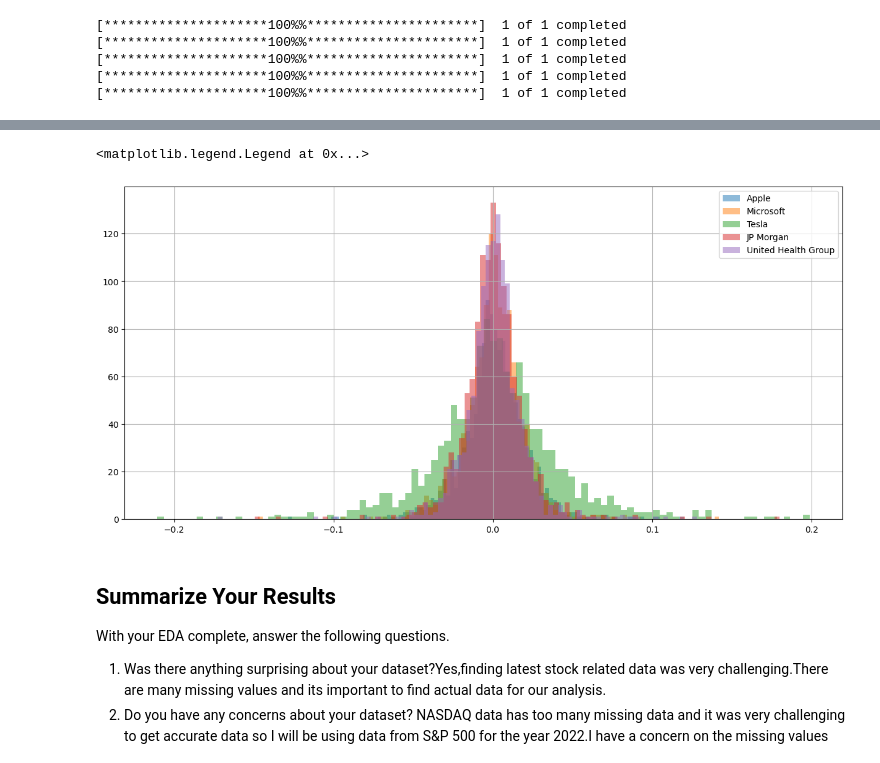
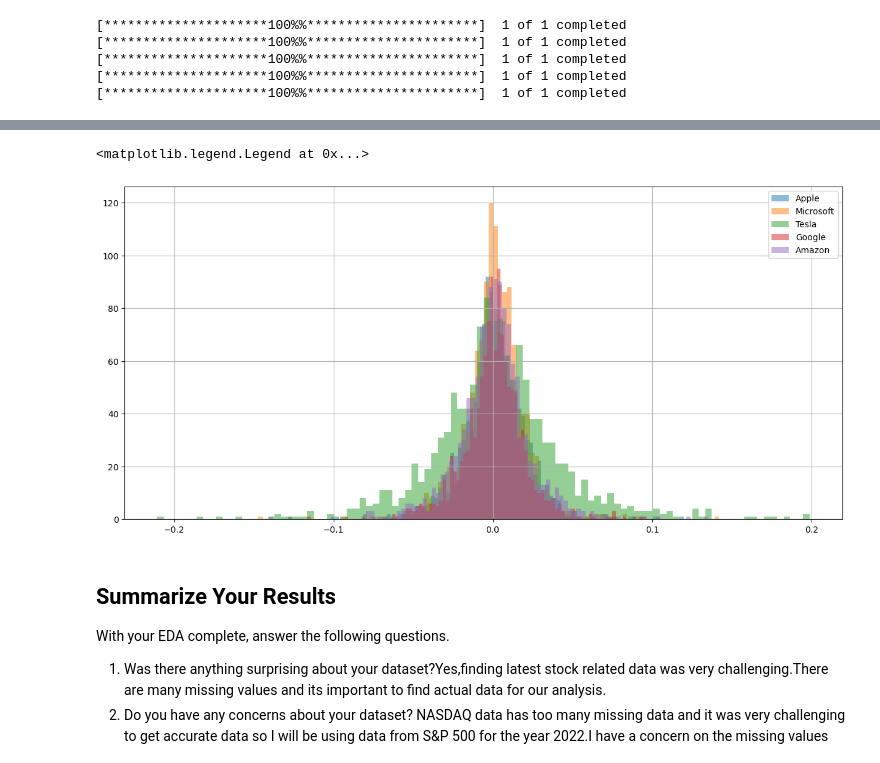
Before and after one commit to RajaniCherukuri/eda-checkpoint, a Jupyter notebook: checkpoint-two.ipynb, the cells around one changed output, grey strips where cells are left out. Drawn from its saved outputs; the diff is of its cells as text; code cells hidden in the pictures.

```diff
--- a/checkpoint-two.ipynb
+++ b/checkpoint-two.ipynb
@@ -451,8 +502,11 @@ end = '2023-01-01'
 Apple = yf.download('AAPL',start,end)
 Microsoft = yf.download('MSFT',start,end)
 Tesla = yf.download('TSLA',start,end)
-JP_Morgan = yf.download('JPM',start,end)
-United_Health_Group = yf.download('UNH',start,end)
+#JP_Morgan = yf.download('JPM',start,end)
+#United_Health_Group = yf.download('UNH',start,end)
+#Netflix=yf.download('NFLX',start,end)
+Amazon=yf.download('AMZN',start,end)
+Google=yf.download('GOOGL',start,end)
 # %% [output]
 [*********************100%%**********************]  1 of 1 completed
 [*********************100%%**********************]  1 of 1 completed
@@ -488,13 +555,17 @@ plt.legend()
 Apple['MarktCap'] = Apple['Open'] * Apple['Volume']
 Microsoft['MarktCap'] = Microsoft['Open'] * Microsoft['Volume']
 Tesla['MarktCap'] = Tesla['Open'] * Tesla['Volume']
-JP_Morgan['MarktCap'] = JP_Morgan['Open'] * Microsoft['Volume']
-United_Health_Group['MarktCap'] = United_Health_Group['Open'] * United_Health_Group['Volume']
+Google['MarktCap'] = Google['Open'] * Google['Volume']
+Amazon['MarktCap'] = Amazon['Open'] * Amazon['Volume']
+# JP_Morgan['MarktCap'] = JP_Morgan['Open'] * Microsoft['Volume']
+# United_Health_Group['MarktCap'] = United_Health_Group['Open'] * United_Health_Group['Volume']
 Apple['MarktCap'].plot(label = 'Apple', figsize = (15,7))
 Microsoft['MarktCap'].plot(label = 'Microsoft')
 Tesla['MarktCap'].plot(label = 'Tesla')
-JP_Morgan['MarktCap'].plot(label = 'JP Morgan')
-United_Health_Group['MarktCap'].plot(label = 'United Health Group')
+Google['MarktCap'].plot(label = 'Google')
+Amazon['MarktCap'].plot(label = 'Amazon')
+# JP_Morgan['MarktCap'].plot(label = 'JP Morgan')
+# United_Health_Group['MarktCap'].plot(label = 'United Health Group')
 plt.title('Market Cap')
 plt.legend()
 # %% [output]
@@ -503,20 +574,24 @@ plt.legend()
 # %%
 #Comparison of volatility of apple,microsoft,tesla,United health group and JP morgan from top 10 stocks.
 # The bigger the %increase in stock value higher the volatile the stock is.
 Apple['returns'] = (Apple['Close']/Apple['Close'].shift(1)) -1
 Microsoft['returns'] = (Microsoft['Close']/Microsoft['Close'].shift(1))-1
 Tesla['returns'] = (Tesla['Close']/Tesla['Close'].shift(1)) - 1
-JP_Morgan['returns'] = (JP_Morgan['Close']/JP_Morgan['Close'].shift(1)) - 1
-United_Health_Group['returns'] = (United_Health_Group['Close']/United_Health_Group['Close'].shift(1)) - 1
+Google['returns'] = (Google['Close']/Google['Close'].shift(1))-1
+Amazon['returns'] = (Amazon['Close']/Amazon['Close'].shift(1)) - 1
+# JP_Morgan['returns'] = (JP_Morgan['Close']/JP_Morgan['Close'].shift(1)) - 1
+# United_Health_Group['returns'] = (United_Health_Group['Close']/United_Health_Group['Close'].shift(1)) - 1
 Apple['returns'].hist(bins = 100, label = 'Apple', alpha = 0.5, figsize = (15,7))
 Microsoft['returns'].hist(bins = 100, label = 'Microsoft', alpha = 0.5)
 Tesla['returns'].hist(bins = 100, label = 'Tesla', alpha = 0.5)
-JP_Morgan['returns'].hist(bins = 100, label = 'JP Morgan', alpha = 0.5)
-United_Health_Group['returns'].hist(bins = 100, label = 'United Health Group', alpha = 0.5)
+Google['returns'].hist(bins = 100, label = 'Google', alpha = 0.5)
+Amazon['returns'].hist(bins = 100, label = 'Amazon', alpha = 0.5)
+# JP_Morgan['returns'].hist(bins = 100, label = 'JP Morgan', alpha = 0.5)
+# United_Health_Group['returns'].hist(bins = 100, label = 'United Health Group', alpha = 0.5)
 plt.legend()
 # %% [output]
 <matplotlib.legend.Legend at 0x...>
-[figure, old version]
+[figure, new version]
 # %% [markdown]
 ## Summarize Your Results
 
```
Also changed, not shown: parts of 13 cells of this notebook.
